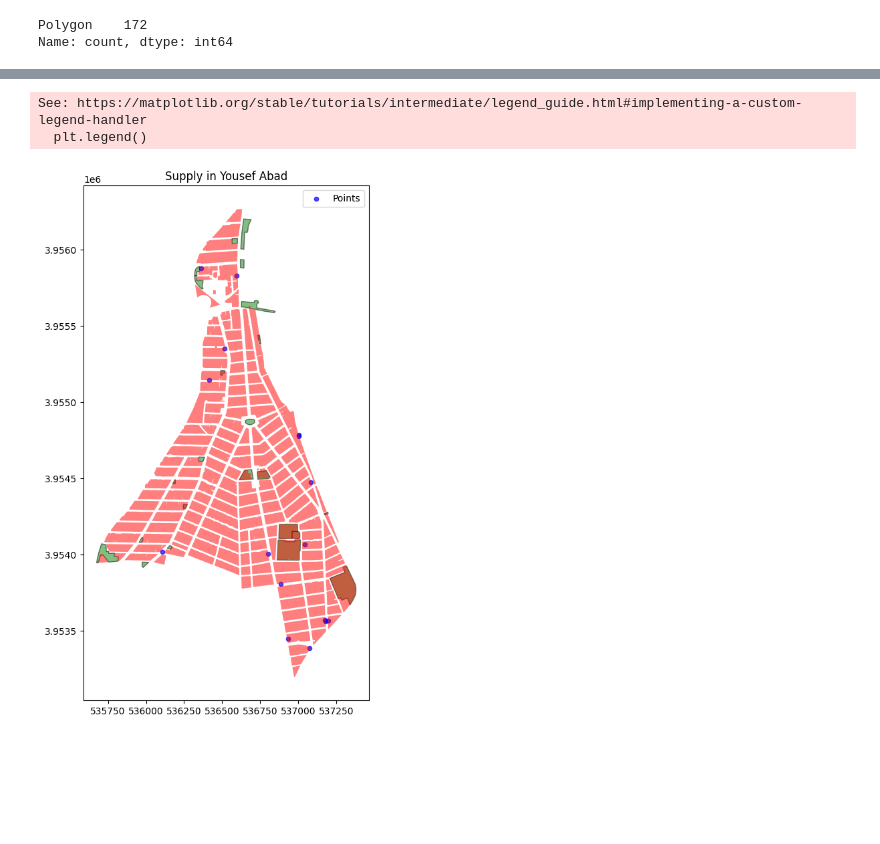
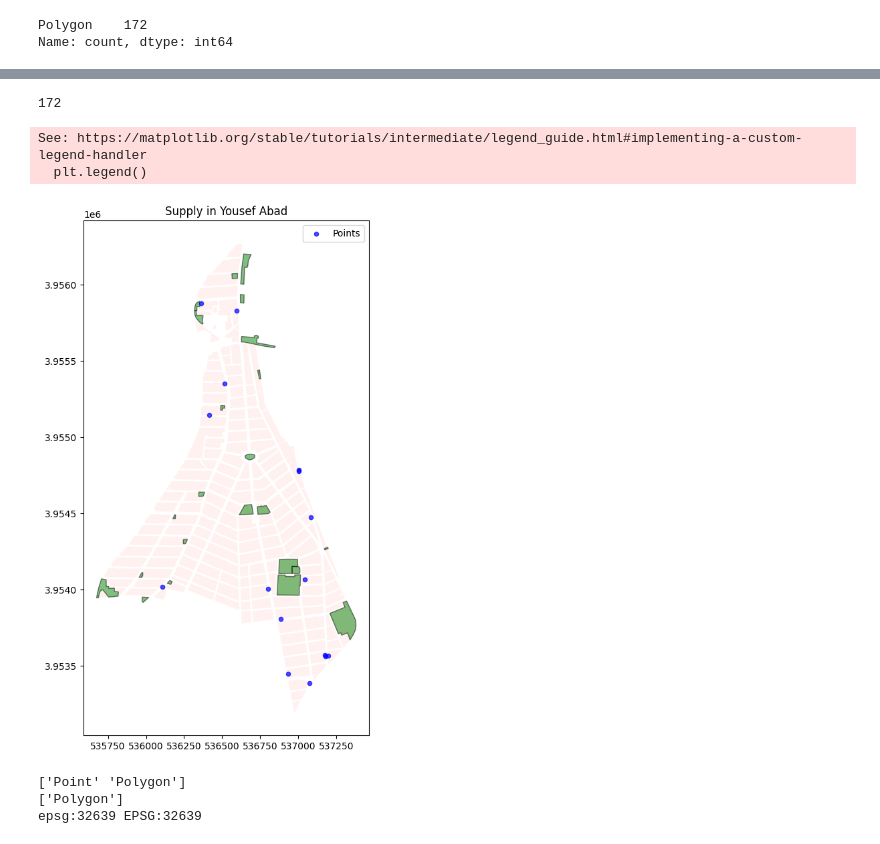
Before and after one commit to nikiabed/2SFCA-accebility-analysis, a Jupyter notebook: YousefAbad.ipynb, the cells around one changed output, grey strips where cells are left out. Drawn from its saved outputs; the diff is of its cells as text; code cells hidden in the pictures; blank space fills up the shorter version.

```diff
--- a/YousefAbad.ipynb
+++ b/YousefAbad.ipynb
@@ -118,3 +104,8 @@ for idx, sup in supply.iterrows():
         supply['R_j'] = 0
 
 #supply.sample(10)
+# %%
+print(demand.geom_type.unique())
+demand.head()
+demand = demand.to_crs(supply.crs)
+supply.crs
@@ -121,24 +128,35 @@ for idx, sup in supply.iterrows():
 # %%
 #Checking if the demand and supply are actually overlap
 import matplotlib.pyplot as plt
-
+demand_points = demand.copy()
+demand_points['geometry'] = demand_points.centroid
 # Points
 points = supply[supply.geom_type == 'Point']
 # Polygons
 polygons = supply[supply.geom_type.isin(['Polygon','MultiPolygon'])]
 
 
 fig, ax = plt.subplots(figsize=(10,10))
-polygons.plot(ax=ax, color='green', alpha=0.5, edgecolor='black', label='Polygons')
-points.plot(ax=ax, color='blue', alpha=0.7, markersize=20, label='Points')
-demand.plot(ax=ax, color='red', alpha=0.5 )
+demand_points.plot(ax=ax, color='red', edgecolor='none', alpha=0.5 , markersize=10 , label='Demand', zorder = 1)
+polygons.plot(ax=ax, color='green', alpha=0.5, edgecolor='black', label='Polygons' , zorder= 2)
+points.plot(ax=ax, color='blue', alpha=0.7, markersize=20, label='Points', zorder = 3)
+print(len(demand))
 plt.title('Supply in Yousef Abad')
 plt.legend()
 plt.show()
 # %% [output]
-See: https://matplotlib.org/stable/tutorials/intermediate/legend_guide.html#implementing-a-custom-legend-handler
-  plt.legend()
+172
+See: https://matplotlib.org/stable/tutorials/intermediate/legend_guide.html#implementing-a-custom-legend-handler
+  plt.legend()
-[figure, old version]
+[figure, new version]
+# %%
+print(supply.geom_type.unique())
+print(demand.geom_type.unique())
+print(supply.crs, demand.crs)
+# %% [output]
+['Point' 'Polygon']
+['Polygon']
+epsg:32639 EPSG:32639
 # %%
 #Calculating the accebility at each demand point
 demand['A_i'] = 0.0
```
Also changed, not shown: parts of 3 cells of this notebook.
